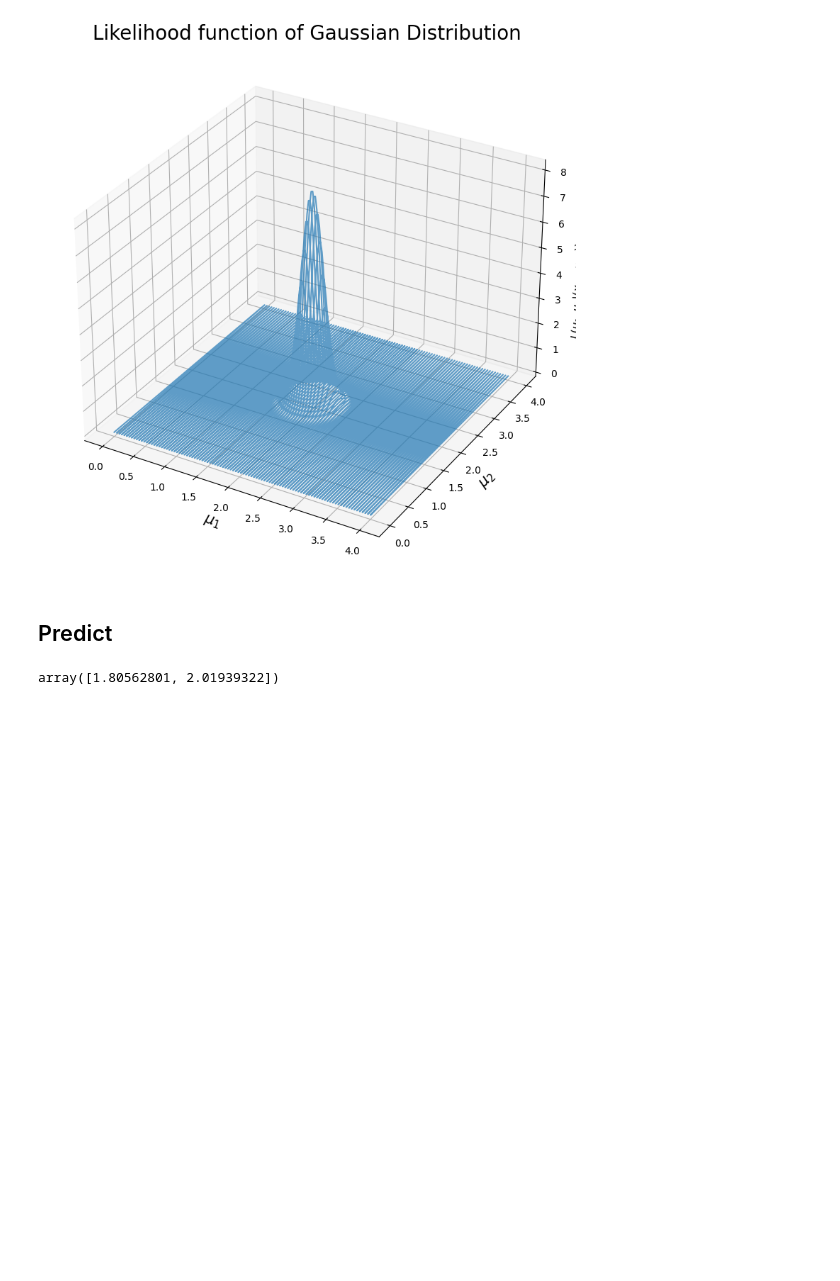
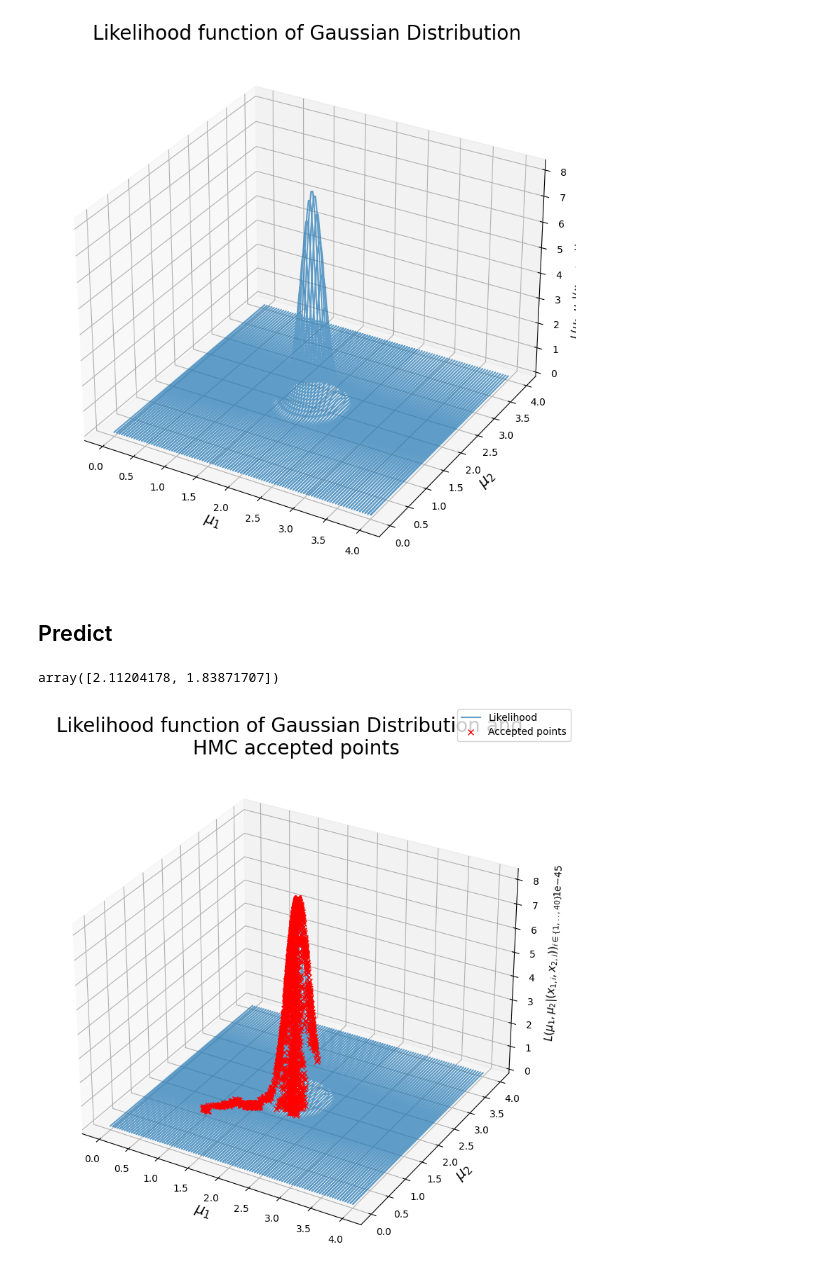
Before and after one commit to pjdunne/MResMCMC2023, a Jupyter notebook: Q-HMC.ipynb, the cells around one changed output. Cells and saved outputs as stored; diff of their text form; code cells hidden in the pictures; blank space fills up the shorter version.

```diff
--- a/Q-HMC.ipynb
+++ b/Q-HMC.ipynb
@@ -98,6 +96,11 @@ $\rightarrow$ $H(q, p) = H(\rho, \theta) =  U(q) + K(p)$
         }
     }
 # %%
+import numpy as np
+
+theta_accept = []
+theta_reject = []
+
 def HMC(epoch, L, epsilon, U, grad_U, current_theta):
 
     """
@@ -158,7 +161,9 @@ def HMC(epoch, L, epsilon, U, grad_U, current_theta):
         if (np.random.uniform(0, 1) < np.exp(current_U - proposed_U + current_K - proposed_K)):
             current_theta = theta
             #return (theta) # accept
+            theta_accept.append(theta)
         else:
+            theta_reject.append(theta)
             pass
             #return (current_theta) # reject
 
@@ -251,4 +256,39 @@ def grad_U(theta: List[float]) -> float:
 # %%
 HMC(epoch=2000, L=20, epsilon=0.001, U=U, grad_U=grad_U, current_theta=[1, 1])
 # %% [output]
-array([1.80562801, 2.01939322])
+array([2.11204178, 1.83871707])
+# %%
+Grid = np.linspace(0, 4, 100)
+x = []
+y = []
+z = []
+r = len(Grid)
+
+for g in Grid:
+    y += list(Grid)
+    x += [g]*r
+    z += [Likeli.L([g, k]) for k in Grid]
+
+fig = plt.figure(figsize=(8, 8), facecolor="white")
+
+Gau = fig.add_subplot(projection="3d")
+Gau.plot(x, y, z, alpha=0.7, label='Likelihood')
+Gau.set_xlabel("$\mu_1$", fontsize=15)
+Gau.set_ylabel("$\mu_2$", fontsize=15)
+Gau.set_zlabel("$L(\mu_1, \mu_2| {(x_{1,i}, x_{2,i})})_{i \in \{1,..,40\}}$", fontsize=11)
+Gau.set_title("Likelihood function of Gaussian Distribution and \n HMC accepted points", fontsize=20)
+
+x = []
+y = []
+z = []
+for i in theta_accept:
+    x.append(i[0])
+    y.append(i[1])
+    z.append(Likeli.L([i[0], i[1]]))
+Gau.plot(x, y, z, 'x',color='red', label='Accepted points')
+
+fig.legend()
+fig.tight_layout()
+fig.show()
+# %% [output]
+[figure, added]
```
Also changed, not shown: parts of 1 cell of this notebook.
